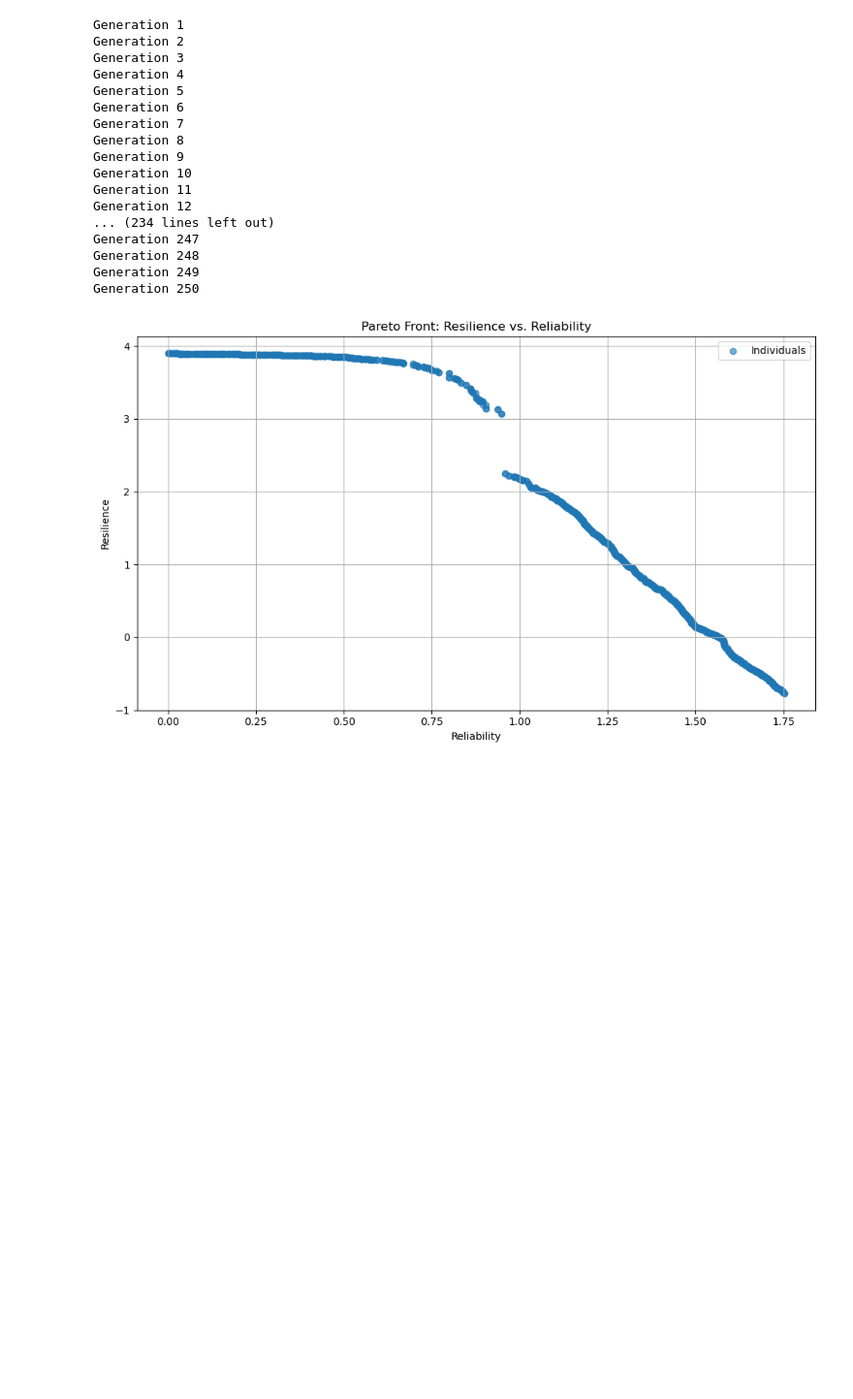
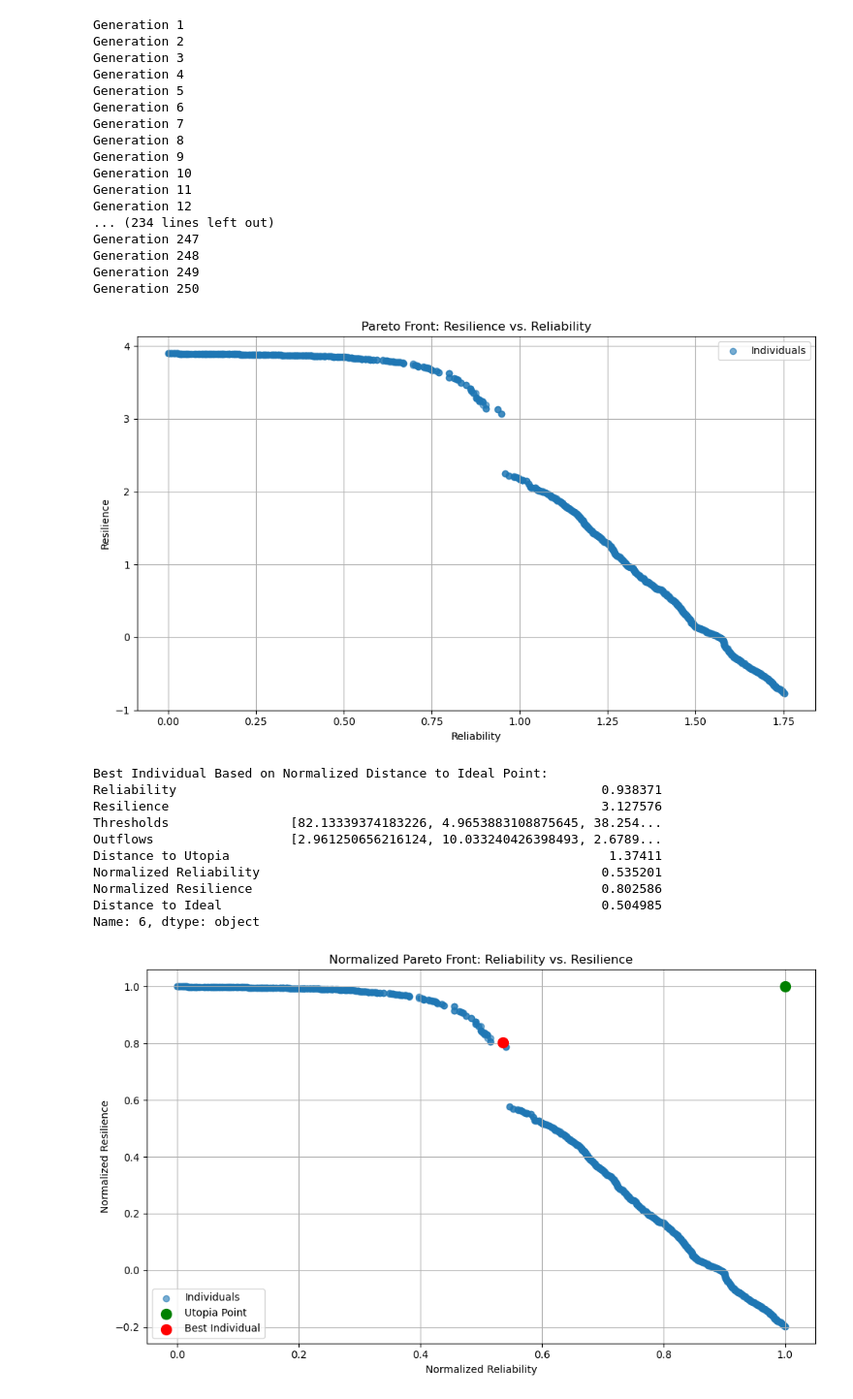
Before and after one commit to windy-schmieder/CEE-4200-Final-Project, a Jupyter notebook: Genetic Algorithm.ipynb, the cells around one changed output. Shown: that part at 97% size. Cells and saved outputs as stored; diff of their text form; code cells hidden in the pictures; blank space fills up the shorter version.

```diff
--- a/Genetic Algorithm.ipynb
+++ b/Genetic Algorithm.ipynb
@@ -209,3 +209,70 @@ Generation 248
 Generation 249
 Generation 250
 [figure]
+# %%
+# how can we find best individual if we dont have utopia point?
+# this normalizes the individuals to be between 0 and 1 so we can find the best individual and define utopia as 1,1
+df_plot["Normalized Reliability"] = df_plot["Reliability"] / df_plot["Reliability"].max()
+df_plot["Normalized Resilience"] = df_plot["Resilience"] / df_plot["Resilience"].max()
+
+# utopia point is 1,1 as we have normalized it
+utopia_point = (1, 1)
+
+# calculating the normalized distance
+df_plot["Distance to Ideal"] = np.sqrt(
+    (df_plot["Normalized Reliability"] - utopia_point[0]) ** 2 +
+    (df_plot["Normalized Resilience"] - utopia_point[1]) ** 2
+)
+
+# distance finds best point
+best_individual_idx = df_plot["Distance to Ideal"].idxmin()
+best_individual = df_plot.iloc[best_individual_idx]
+print("Best Individual Based on Normalized Distance to Ideal Point:")
+print(best_individual)
+
+# LOL ITS THE SAME POINT I CHOSE
+
+# plotting
+plt.figure(figsize=(10, 6))
+plt.scatter(
+    df_plot["Normalized Reliability"],
+    df_plot["Normalized Resilience"],
+    alpha=0.6,
+    label="Individuals"
+)
+plt.scatter(
+    utopia_point[0],
+    utopia_point[1],
+    color='green',
+    label="Utopia Point",
+    zorder=5,
+    s=100
+)
+plt.scatter(
+    df_plot.loc[best_individual_idx, "Normalized Reliability"],
+    df_plot.loc[best_individual_idx, "Normalized Resilience"],
+    color='red',
+    label="Best Individual",
+    zorder=5,
+    s=100
+)
+
+plt.title("Normalized Pareto Front: Reliability vs. Resilience")
+plt.xlabel("Normalized Reliability")
+plt.ylabel("Normalized Resilience")
+plt.legend()
+plt.grid(True)
+plt.tight_layout()
+plt.show()
+# %% [output]
+Best Individual Based on Normalized Distance to Ideal Point:
+Reliability                                                        0.938371
+Resilience                                                         3.127576
+Thresholds                [82.13339374183226, 4.9653883108875645, 38.254...
+Outflows                  [2.961250656216124, 10.033240426398493, 2.6789...
+Distance to Utopia                                                  1.37411
+Normalized Reliability                                             0.535201
+Normalized Resilience                                              0.802586
+Distance to Ideal                                                  0.504985
+Name: 6, dtype: object
+[figure, added]
```
Also changed, not shown: parts of 1 cell of this notebook.
